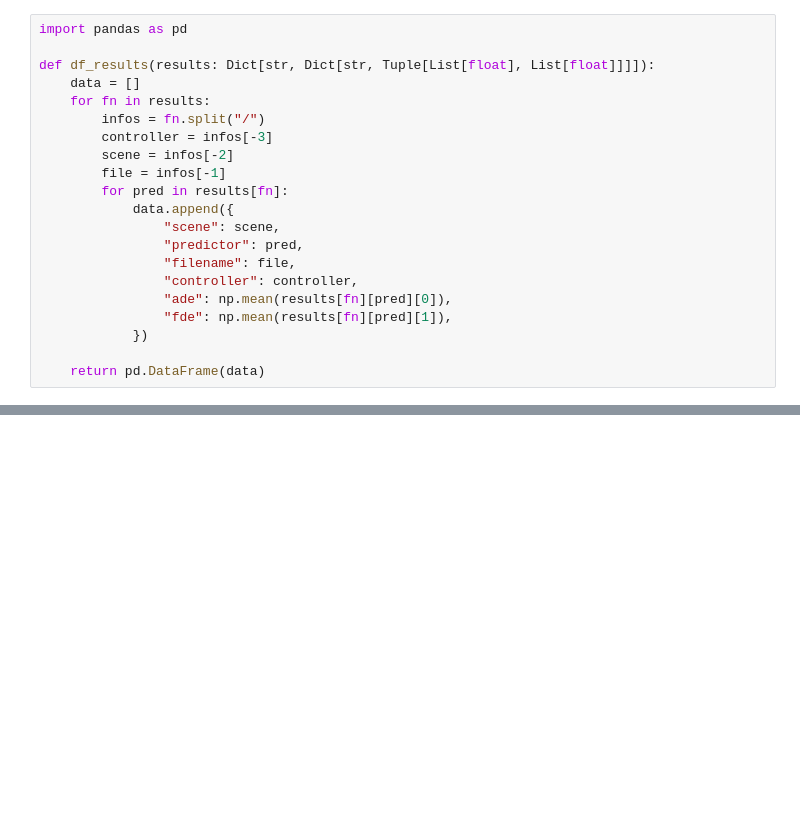
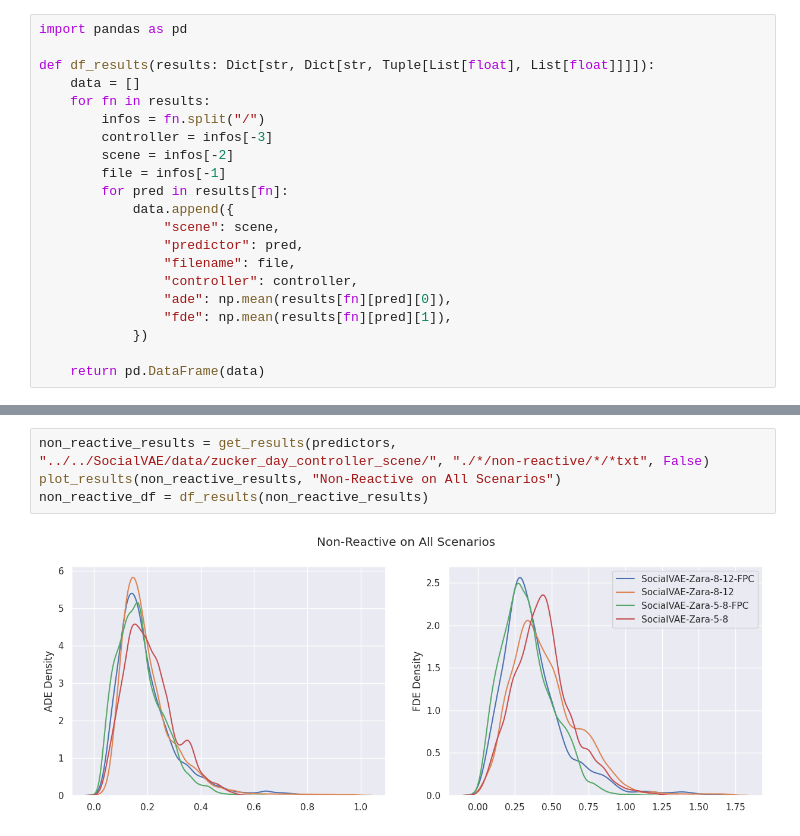
Before and after one commit to AlexanderDavid/TrajectoryUtilities, a Jupyter notebook: notebooks/prediction_comparison.ipynb, the cells around one changed output, grey strips where cells are left out. Saved outputs shown, nothing was run; the diff lists cells and outputs as text; blank space fills up the shorter version.

```diff
--- a/notebooks/prediction_comparison.ipynb
+++ b/notebooks/prediction_comparison.ipynb
@@ -120 +123,7 @@ print(get_results_normalicy(cadrl_results))
+# %%
+non_reactive_results = get_results(predictors, "../../SocialVAE/data/zucker_day_controller_scene/", "./*/non-reactive/*/*txt", False)
+plot_results(non_reactive_results, "Non-Reactive on All Scenarios")
+non_reactive_df = df_results(non_reactive_results)
+# %% [output]
+[figure, added]
 # %%
```
Also changed, not shown: parts of 7 cells of this notebook.
